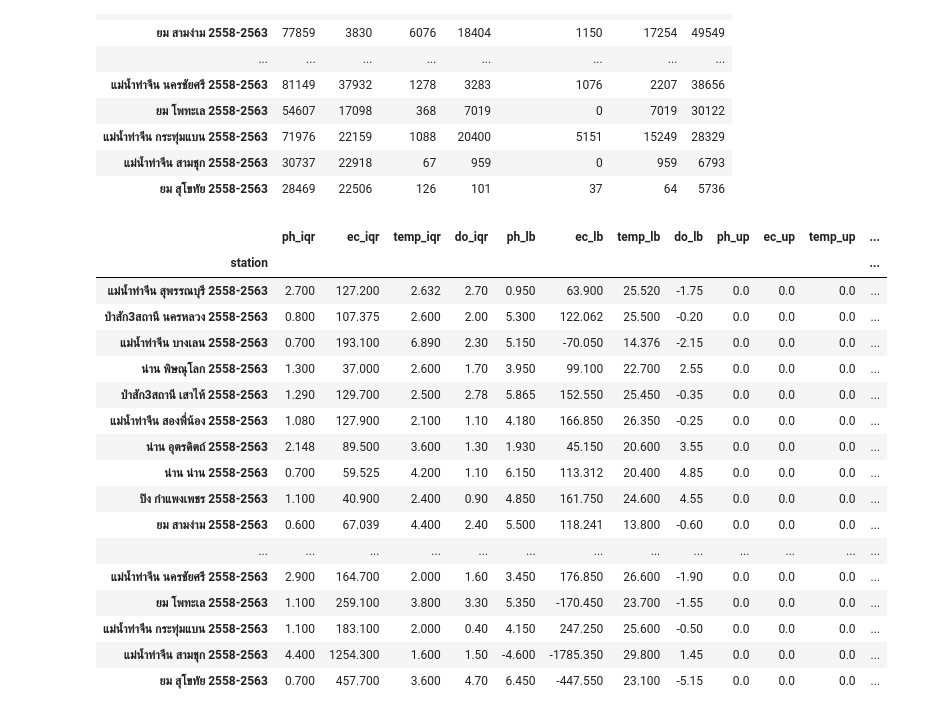
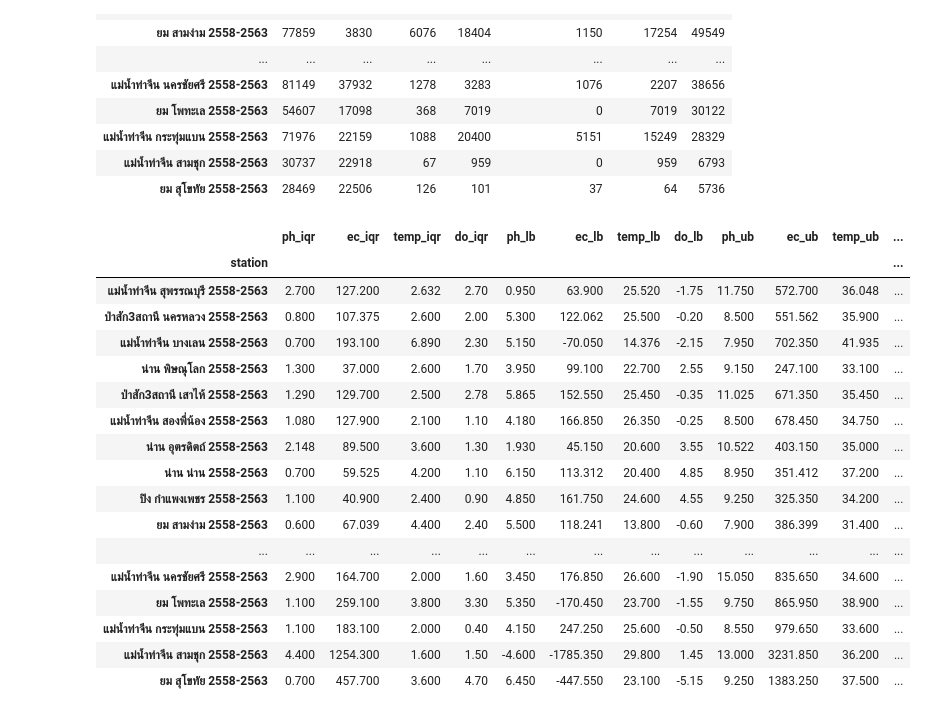
Before and after one commit to noonomyen/simple-predict-dissolved-oxygen, a Jupyter notebook: notebook/data-clean.ipynb, the cells around one changed output. Saved outputs shown, nothing was run; the diff lists cells and outputs as text; code cells hidden in the pictures.

```diff
--- a/notebook/data-clean.ipynb
+++ b/notebook/data-clean.ipynb
@@ -48,16 +48,16 @@ class Stat:
     iqr_outliers: int
     ph_iqr: float
     ph_lb: float
-    ph_up: float
+    ph_ub: float
     ec_iqr: float
     ec_lb: float
-    ec_up: float
+    ec_ub: float
     temp_iqr: float
     temp_lb: float
-    temp_up: float
+    temp_ub: float
     do_iqr: float
     do_lb: float
-    do_up: float
+    do_ub: float
 
 def task(file: Path):
     station = file.name.split(".")[0]
@@ -181,23 +177,23 @@ display(stats_df[["total", "missing", "duplicate", "outliers", "threshold_outlie
 | แม่น้ำท่าจีน สามชุก 2558-2563 | 30737 | 22918 | 67 | 959 | 0 | 959 | 6793 |
 | ยม สุโขทัย 2558-2563 | 28469 | 22506 | 126 | 101 | 37 | 64 | 5736 |
 # %%
-display(stats_df[[f"{x}_{y}" for y in ["iqr", "lb", "up"] for x in ["ph", "ec", "temp", "do"]]].round(3))
+display(stats_df[[f"{x}_{y}" for y in ["iqr", "lb", "ub"] for x in ["ph", "ec", "temp", "do"]]].round(3))
 # %% [output]
-|  | ph_iqr | ec_iqr | temp_iqr | do_iqr | ph_lb | ec_lb | temp_lb | do_lb | ph_up | ec_up | temp_up | ... |
+|  | ph_iqr | ec_iqr | temp_iqr | do_iqr | ph_lb | ec_lb | temp_lb | do_lb | ph_ub | ec_ub | temp_ub | ... |
 | station |  |  |  |  |  |  |  |  |  |  |  | ... |
-| แม่น้ำท่าจีน สุพรรณบุรี 2558-2563 | 2.700 | 127.200 | 2.632 | 2.70 | 0.950 | 63.900 | 25.520 | -1.75 | 0.0 | 0.0 | 0.0 | ... |
-| ป่าสัก3สถานี นครหลวง 2558-2563 | 0.800 | 107.375 | 2.600 | 2.00 | 5.300 | 122.062 | 25.500 | -0.20 | 0.0 | 0.0 | 0.0 | ... |
-| แม่น้ำท่าจีน บางเลน 2558-2563 | 0.700 | 193.100 | 6.890 | 2.30 | 5.150 | -70.050 | 14.376 | -2.15 | 0.0 | 0.0 | 0.0 | ... |
-| น่าน พิษณุโลก 2558-2563 | 1.300 | 37.000 | 2.600 | 1.70 | 3.950 | 99.100 | 22.700 | 2.55 | 0.0 | 0.0 | 0.0 | ... |
-| ป่าสัก3สถานี เสาไห้ 2558-2563 | 1.290 | 129.700 | 2.500 | 2.78 | 5.865 | 152.550 | 25.450 | -0.35 | 0.0 | 0.0 | 0.0 | ... |
-| แม่น้ำท่าจีน สองพี่น้อง 2558-2563 | 1.080 | 127.900 | 2.100 | 1.10 | 4.180 | 166.850 | 26.350 | -0.25 | 0.0 | 0.0 | 0.0 | ... |
-| น่าน อุตรดิตถ์ 2558-2563 | 2.148 | 89.500 | 3.600 | 1.30 | 1.930 | 45.150 | 20.600 | 3.55 | 0.0 | 0.0 | 0.0 | ... |
-| น่าน น่าน 2558-2563 | 0.700 | 59.525 | 4.200 | 1.10 | 6.150 | 113.312 | 20.400 | 4.85 | 0.0 | 0.0 | 0.0 | ... |
-| ปิง กำแพงเพชร 2558-2563 | 1.100 | 40.900 | 2.400 | 0.90 | 4.850 | 161.750 | 24.600 | 4.55 | 0.0 | 0.0 | 0.0 | ... |
-| ยม สามง่าม 2558-2563 | 0.600 | 67.039 | 4.400 | 2.40 | 5.500 | 118.241 | 13.800 | -0.60 | 0.0 | 0.0 | 0.0 | ... |
+| แม่น้ำท่าจีน สุพรรณบุรี 2558-2563 | 2.700 | 127.200 | 2.632 | 2.70 | 0.950 | 63.900 | 25.520 | -1.75 | 11.750 | 572.700 | 36.048 | ... |
+| ป่าสัก3สถานี นครหลวง 2558-2563 | 0.800 | 107.375 | 2.600 | 2.00 | 5.300 | 122.062 | 25.500 | -0.20 | 8.500 | 551.562 | 35.900 | ... |
+| แม่น้ำท่าจีน บางเลน 2558-2563 | 0.700 | 193.100 | 6.890 | 2.30 | 5.150 | -70.050 | 14.376 | -2.15 | 7.950 | 702.350 | 41.935 | ... |
+| น่าน พิษณุโลก 2558-2563 | 1.300 | 37.000 | 2.600 | 1.70 | 3.950 | 99.100 | 22.700 | 2.55 | 9.150 | 247.100 | 33.100 | ... |
+| ป่าสัก3สถานี เสาไห้ 2558-2563 | 1.290 | 129.700 | 2.500 | 2.78 | 5.865 | 152.550 | 25.450 | -0.35 | 11.025 | 671.350 | 35.450 | ... |
+| แม่น้ำท่าจีน สองพี่น้อง 2558-2563 | 1.080 | 127.900 | 2.100 | 1.10 | 4.180 | 166.850 | 26.350 | -0.25 | 8.500 | 678.450 | 34.750 | ... |
+| น่าน อุตรดิตถ์ 2558-2563 | 2.148 | 89.500 | 3.600 | 1.30 | 1.930 | 45.150 | 20.600 | 3.55 | 10.522 | 403.150 | 35.000 | ... |
+| น่าน น่าน 2558-2563 | 0.700 | 59.525 | 4.200 | 1.10 | 6.150 | 113.312 | 20.400 | 4.85 | 8.950 | 351.412 | 37.200 | ... |
+| ปิง กำแพงเพชร 2558-2563 | 1.100 | 40.900 | 2.400 | 0.90 | 4.850 | 161.750 | 24.600 | 4.55 | 9.250 | 325.350 | 34.200 | ... |
+| ยม สามง่าม 2558-2563 | 0.600 | 67.039 | 4.400 | 2.40 | 5.500 | 118.241 | 13.800 | -0.60 | 7.900 | 386.399 | 31.400 | ... |
 | ... | ... | ... | ... | ... | ... | ... | ... | ... | ... | ... | ... | ... |
-| แม่น้ำท่าจีน นครชัยศรี 2558-2563 | 2.900 | 164.700 | 2.000 | 1.60 | 3.450 | 176.850 | 26.600 | -1.90 | 0.0 | 0.0 | 0.0 | ... |
-| ยม โพทะเล 2558-2563 | 1.100 | 259.100 | 3.800 | 3.30 | 5.350 | -170.450 | 23.700 | -1.55 | 0.0 | 0.0 | 0.0 | ... |
-| แม่น้ำท่าจีน กระทุ่มแบน 2558-2563 | 1.100 | 183.100 | 2.000 | 0.40 | 4.150 | 247.250 | 25.600 | -0.50 | 0.0 | 0.0 | 0.0 | ... |
-| แม่น้ำท่าจีน สามชุก 2558-2563 | 4.400 | 1254.300 | 1.600 | 1.50 | -4.600 | -1785.350 | 29.800 | 1.45 | 0.0 | 0.0 | 0.0 | ... |
-| ยม สุโขทัย 2558-2563 | 0.700 | 457.700 | 3.600 | 4.70 | 6.450 | -447.550 | 23.100 | -5.15 | 0.0 | 0.0 | 0.0 | ... |
+| แม่น้ำท่าจีน นครชัยศรี 2558-2563 | 2.900 | 164.700 | 2.000 | 1.60 | 3.450 | 176.850 | 26.600 | -1.90 | 15.050 | 835.650 | 34.600 | ... |
+| ยม โพทะเล 2558-2563 | 1.100 | 259.100 | 3.800 | 3.30 | 5.350 | -170.450 | 23.700 | -1.55 | 9.750 | 865.950 | 38.900 | ... |
+| แม่น้ำท่าจีน กระทุ่มแบน 2558-2563 | 1.100 | 183.100 | 2.000 | 0.40 | 4.150 | 247.250 | 25.600 | -0.50 | 8.550 | 979.650 | 33.600 | ... |
+| แม่น้ำท่าจีน สามชุก 2558-2563 | 4.400 | 1254.300 | 1.600 | 1.50 | -4.600 | -1785.350 | 29.800 | 1.45 | 13.000 | 3231.850 | 36.200 | ... |
+| ยม สุโขทัย 2558-2563 | 0.700 | 457.700 | 3.600 | 4.70 | 6.450 | -447.550 | 23.100 | -5.15 | 9.250 | 1383.250 | 37.500 | ... |
```
Also changed, not shown: parts of 1 cell of this notebook.
